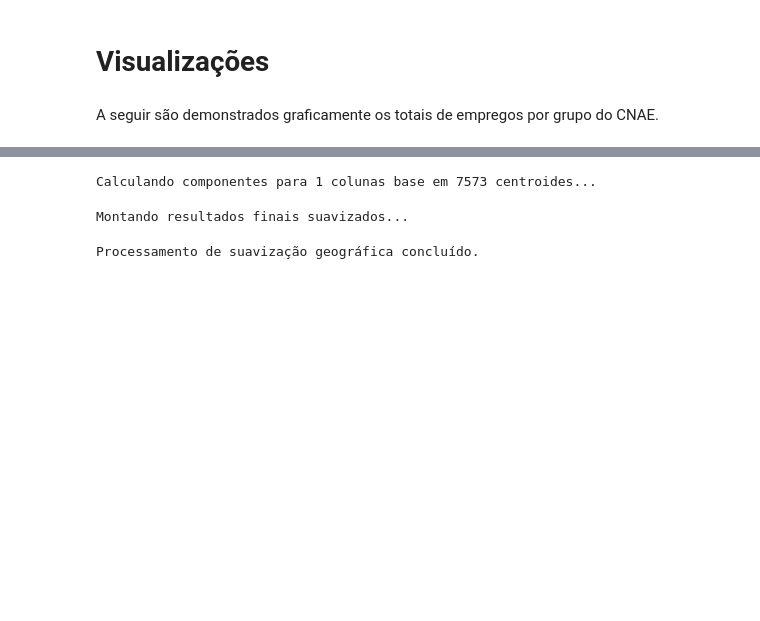
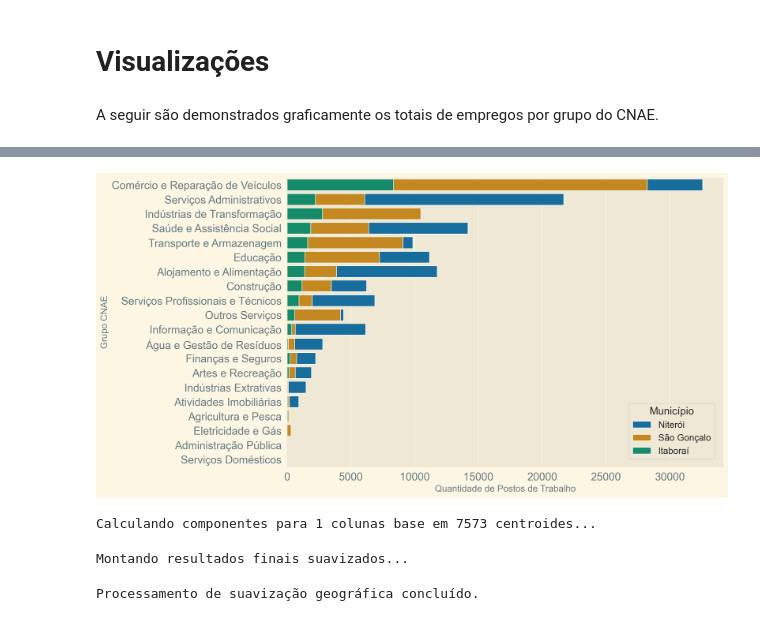
Before and after one commit to redemobGIT/roda, a Jupyter notebook: scripts/rais.ipynb, the cells around one changed output, grey strips where cells are left out. Drawn from its saved outputs; the diff is of its cells as text; code cells hidden in the pictures; blank space fills up the shorter version.

```diff
--- a/scripts/rais.ipynb
+++ b/scripts/rais.ipynb
@@ -622,3 +628,9 @@ setores_cnae = {
     "T": "Serviços Domésticos",
     "U": "Organizações Internacionais",
 }
+
+ibge_names = {
+    '3303302': "Niterói",
+    '3304904': "São Gonçalo",
+    '3301900': "Itaboraí"
+}
@@ -662,3 +637,67 @@ plt.show()
+# %%
+# Group data by CNAE group, year, AND city
+grouped_data_by_city = (
+    all_jobs
+    .dropna(subset=['cep'])
+    .replace({'id_municipio': ibge_names})
+    .groupby(['grupo_cnae', 'id_municipio', 'ano'], as_index=False)
+    .agg({'quantidade_vinculos_ativos': 'sum'})
+    .rename(columns={'quantidade_vinculos_ativos': 'Quantidade de Postos de Trabalho'})
+    .astype({'ano': 'str'})
+    .replace({'grupo_cnae': setores_cnae}) # Assuming setores_cnae is your mapping
+)
+
+# Calculate total jobs per CNAE group for sorting
+total_jobs_per_cnae = (
+    grouped_data_by_city
+    .groupby('grupo_cnae', as_index=False)['Quantidade de Postos de Trabalho']
+    .sum()
+    .sort_values(by='Quantidade de Postos de Trabalho', ascending=False)
+)
+cnae_order = total_jobs_per_cnae['grupo_cnae'].tolist()
+
+import seaborn as sns
+import matplotlib.pyplot as plt
+import pathlib # Keep pathlib if you're using it
+
+# Assuming 'grouped_data_by_city' and 'cnae_order' are prepared as above
+# and 'setores_cnae' is a dictionary for renaming
+
+#sns.set_style("whitegrid")
+#sns.set_context("paper")
+
+plt.figure(figsize=(12, 8)) # Adjust figure size as needed
+
+ax = sns.barplot(
+    data=grouped_data_by_city.sort_values('Quantidade de Postos de Trabalho', ascending=False),
+    y='grupo_cnae',
+    x='Quantidade de Postos de Trabalho',
+    hue='id_municipio',     # This will create segments for each city
+    order=cnae_order,       # Use the pre-calculated order
+    #hue_order=ibge_names.values(), # Order the legend by city names
+    dodge=False,            # Ensure bars are stacked
+    palette='colorblind'     # Example: Choose a palette for cities
+)
+
+ax.set_xlabel("Quantidade de Postos de Trabalho", fontsize=14)
+ax.set_ylabel("Grupo CNAE", fontsize=14)
+ax.tick_params(labelsize='xx-large')
+ax.legend(
+    title='Município',
+    title_fontsize=16,
+    fontsize=14,
+    bbox_to_anchor=(0.99, 0.01),
+    loc='lower right',
+    )
+
+sns.despine()
+
+outpath = pathlib.Path("../outputs/mapas/rais_2023_stacked.png") # New name
+plt.savefig(outpath, dpi=600, bbox_inches="tight")
+
+plt.show()
+# %% [output]
+[figure, added]
 # %%
 def gaussian_kernel_weights(
     distances: np.ndarray, bandwidth: float
```
Also changed, not shown: parts of 9 cells of this notebook, 5 other files.
